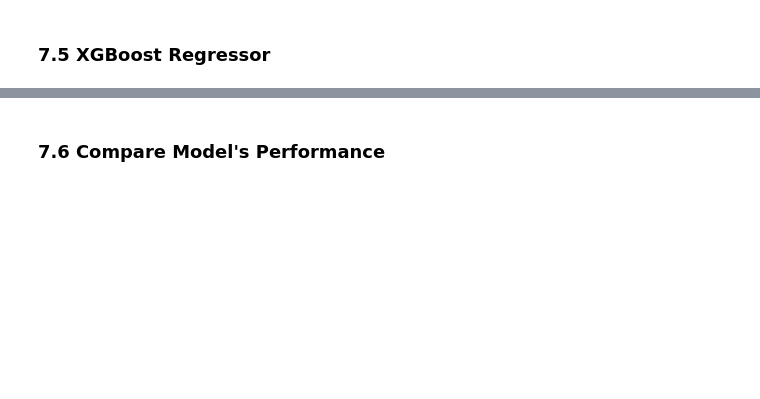
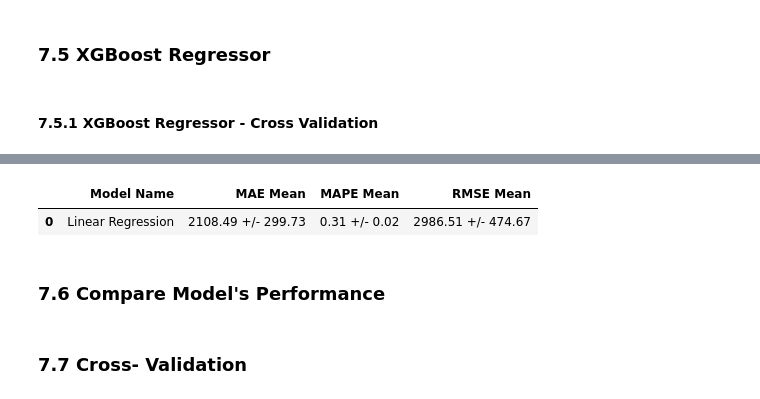
Before and after one commit to ericpetterson/DS_em_producao, a Jupyter notebook: m04_store_sales_prediction.ipynb, the cells around one changed output, grey strips where cells are left out. Saved outputs shown, nothing was run; the diff lists cells and outputs as text; code cells hidden in the pictures; blank space fills up the shorter version.

```diff
--- a/m04_store_sales_prediction.ipynb
+++ b/m04_store_sales_prediction.ipynb
@@ -934,16 +994,22 @@ rf_result
 ### 7.5 XGBoost Regressor
 # %%
 # model
-model_xgb = xgb.XGBRegressor( objective = 'reg:squarederror',
+#model_xgb = xgb.XGBRegressor( objective = 'reg:squarederror',
                             n_estimators= 100,
                             eta = 0.01,
                             max_depth= 10,
                             subsample = 0.7,
-                            colsample_bytree = 0.09).fit(x_train, y_train)
+                            colsample_bytree = 0.09).fit(x_train1, y_train)
 
 # prediction
-yhat_xgb = model_xgb.predict(x_test)
+#yhat_xgb = model_xgb.predict(x_test1)
 
 # performance
-xgb_result = ml_error( 'XGBoost Regressor', np.expm1(y_test), np.expm1(yhat_xgb))
-xgb_result
+#xgb_result = ml_error( 'XGBoost Regressor', np.expm1(y_test), np.expm1(yhat_xgb))
+#xgb_result
+# %% [markdown]
+#### 7.5.1 XGBoost Regressor - Cross Validation
+# %%
+xgb_result_cv = cross_validation( x_training, 5, 'XGBoost Regressor', model_xgb, verbose= True)
+xgb_result_cv
+# %% [output]
@@ -950,3 +1026,5 @@ xgb_result
+|  | Model Name | MAE Mean | MAPE Mean | RMSE Mean |
+| 0 | Linear Regression | 2108.49 +/- 299.73 | 0.31 +/- 0.02 | 2986.51 +/- 474.67 |
 # %% [markdown]
 ### 7.6 Compare Model's Performance
 # %%
@@ -954,0 +1036,2 @@ modelling_result.sort_values('RMSE')
+# %% [markdown]
+### 7.7 Cross- Validation
```
Also changed, not shown: parts of 22 cells of this notebook.
